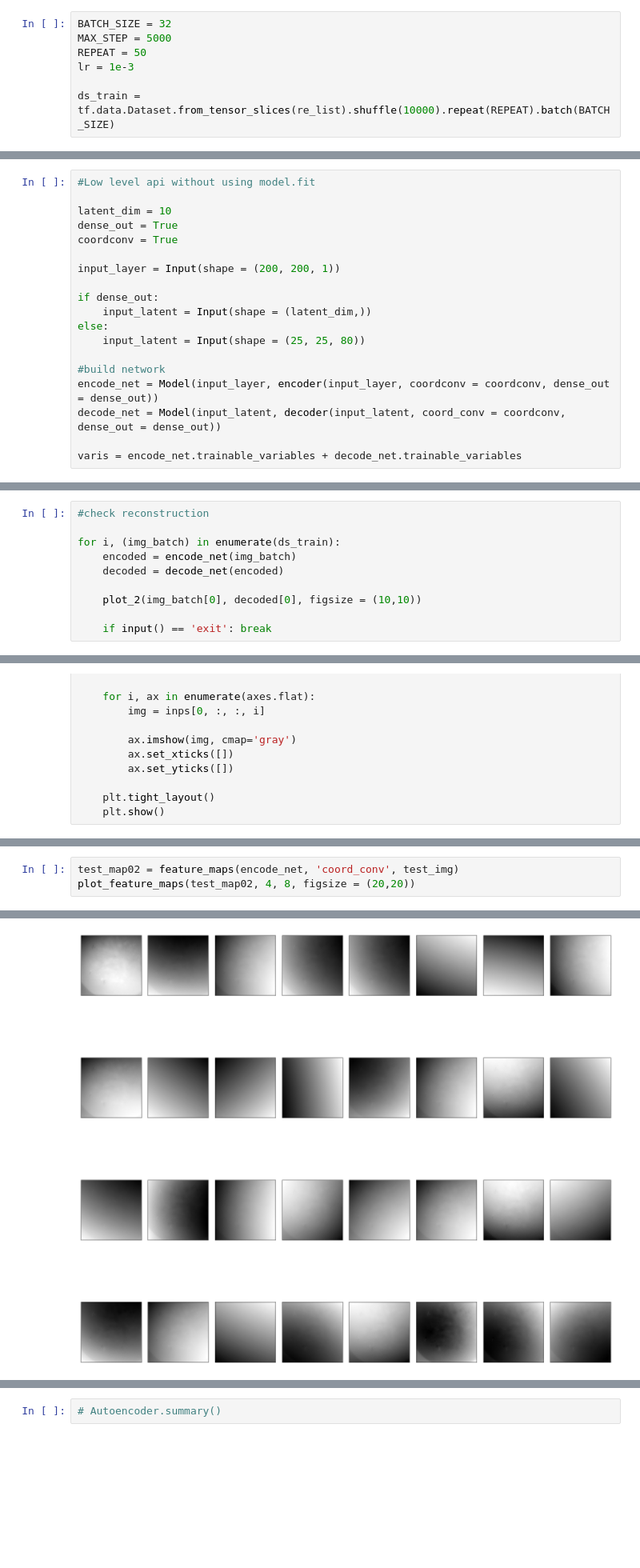
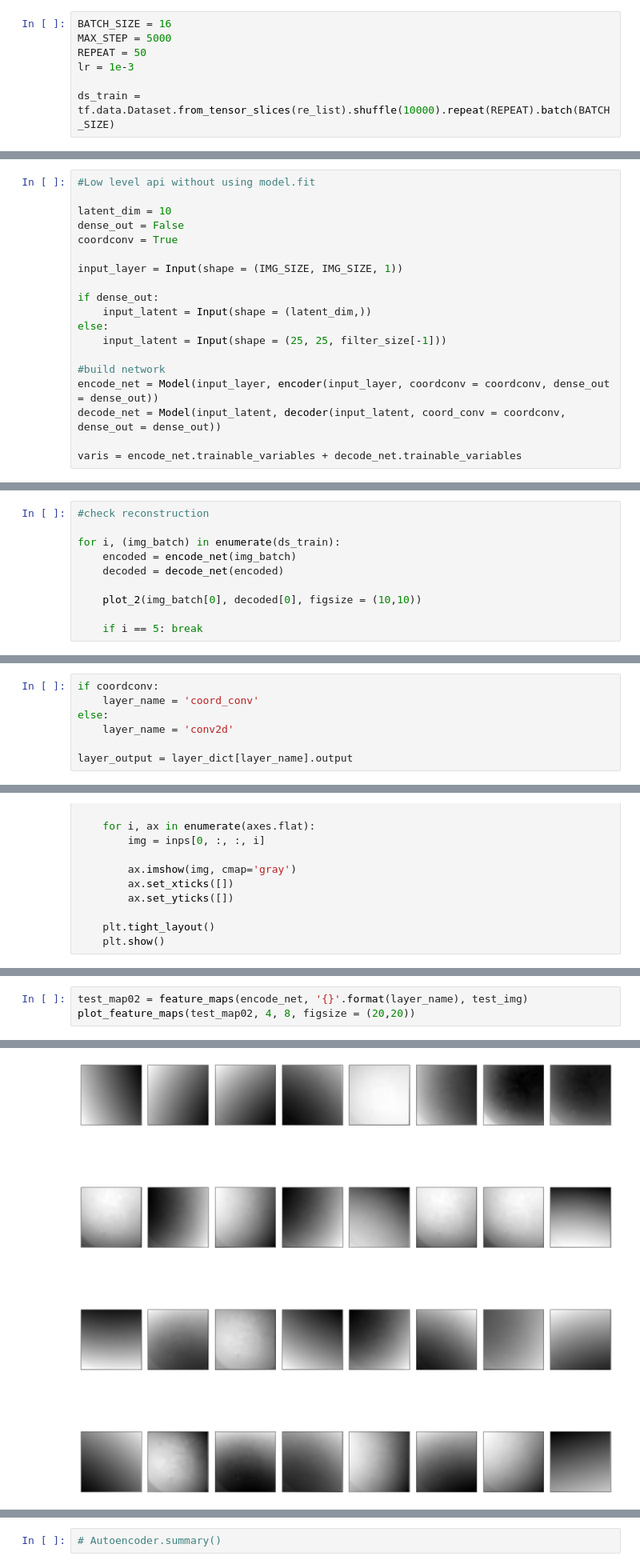
Before and after one commit to twpkevin06222/DE_Project, a Jupyter notebook: implementation_examples/Autoencoder_SparsePenalty_coordconv03.ipynb, the cells around one changed output, grey strips where cells are left out. Shown at 80% size. Drawn from its saved outputs; the diff is of its cells as text; blank space fills up the shorter version.

```diff
--- a/implementation_examples/Autoencoder_SparsePenalty_coordconv03.ipynb
+++ b/implementation_examples/Autoencoder_SparsePenalty_coordconv03.ipynb
@@ -58,7 +58,7 @@ re_list = np.expand_dims(re_list, axis = -1)
 #Cast data type to float32 for TensorFlow
 re_list = re_list.astype('float32')
 # %%
-BATCH_SIZE = 32
+BATCH_SIZE = 16
 MAX_STEP = 5000
 REPEAT = 50
 lr = 1e-3
@@ -279,15 +295,15 @@ def decoder(input_latent, coord_conv = False, dense_out = False):
 #Low level api without using model.fit
 
 latent_dim = 10
-dense_out = True
+dense_out = False
 coordconv = True
 
-input_layer = Input(shape = (200, 200, 1))
+input_layer = Input(shape = (IMG_SIZE, IMG_SIZE, 1))
 
 if dense_out:
     input_latent = Input(shape = (latent_dim,))
 else:
-    input_latent = Input(shape = (25, 25, 80))
+    input_latent = Input(shape = (25, 25, filter_size[-1]))
 
 #build network
 encode_net = Model(input_layer, encoder(input_layer, coordconv = coordconv, dense_out = dense_out))
@@ -427,6 +442,6 @@ for i, (img_batch) in enumerate(ds_train):
 
     plot_2(img_batch[0], decoded[0], figsize = (10,10))
 
-    if input() == 'exit': break
+    if i == 5: break
 # %% [output]
 [figure]
@@ -504,3 +521,10 @@ layer_output = layer_dict['coord_conv'].output
+# %%
+if coordconv:
+    layer_name = 'coord_conv'
+else:
+    layer_name = 'conv2d'
+
+layer_output = layer_dict[layer_name].output
 # %%
 layer_output.shape
 # %% [output]
@@ -551,10 +575,10 @@ Number of feature maps in layer:  64
 # %%
-test_map02 = feature_maps(encode_net, 'coord_conv', test_img)
+test_map02 = feature_maps(encode_net, '{}'.format(layer_name), test_img)
 plot_feature_maps(test_map02, 4, 8, figsize = (20,20))
 # %% [output]
 Shape of feature maps: (1, 200, 200, 32)
 Number of feature maps in layer:  32
-[figure, old version]
+[figure, new version]
 # %%
 encode_net.summary()
 # %% [output]
```
Also changed, not shown: parts of 11 cells of this notebook, 1 other file.
